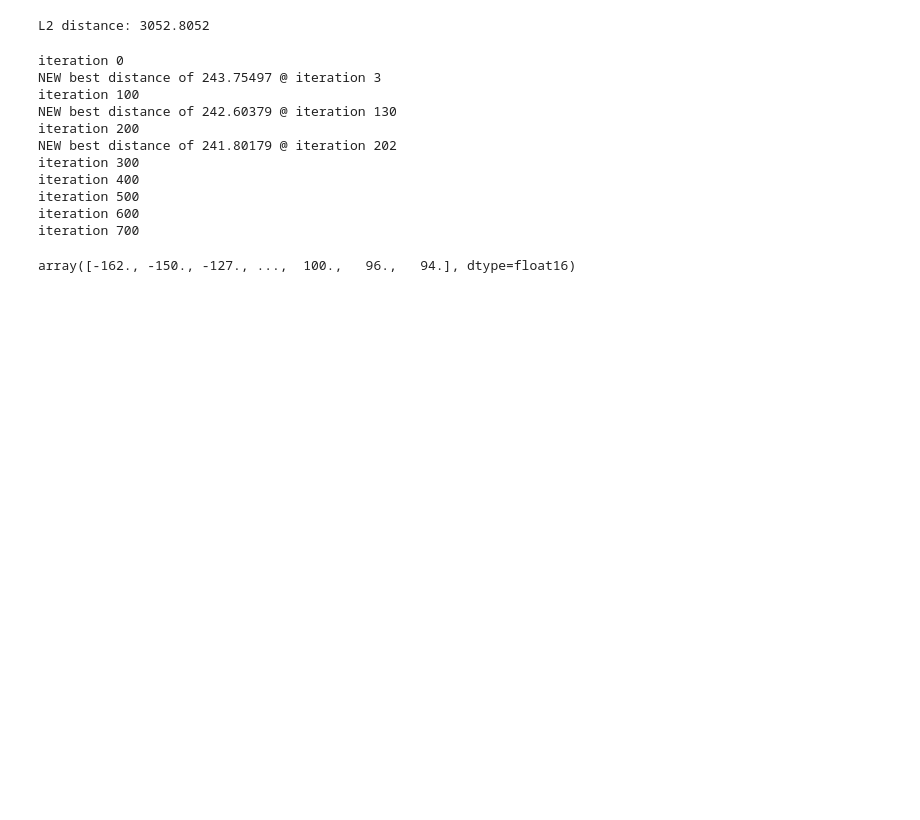
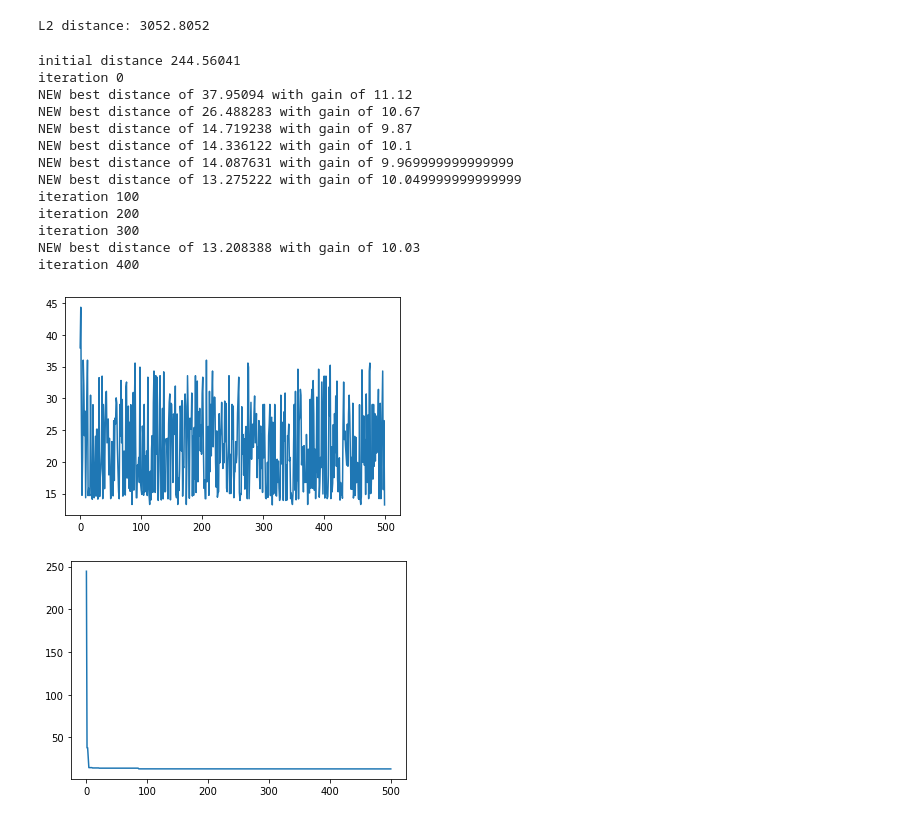
Before and after one commit to alexszf/individual-project, a Jupyter notebook: ffmpeg io.ipynb, the cells around one changed output. Cells and saved outputs as stored; diff of their text form; code cells hidden in the pictures; blank space fills up the shorter version.

Commit message:
graphs showing progress of simple optimiser

```diff
--- a/ffmpeg io.ipynb
+++ b/ffmpeg io.ipynb
@@ -84,11 +93,19 @@ wet signal:
 L2 distance: 3052.8052
 # %%
 #stochastic hill-climbing function which changes EQ values
-def apply_random_effect(source_audio):
+def apply_random_effect(source_audio, input_gain):
 
-    r_freq = np.random.randint(0, 24000)
-    r_width = np.random.randint(0, 2000)
-    r_gain = np.random.randint(-24, 24)
+    #r_freq = np.random.randint(0, 24000)
+
+    r_freq = 1000
+
+    #r_width = np.random.randint(0, 2000)
+
+    r_width = 100
+
+    #r_gain = np.random.randint(-24, 24)
+
+    r_gain = input_gain + (np.random.randint(-100, 100) / 100)
 
     x = np.round(source_audio).astype('int16')
     effected_audio = None
@@ -112,44 +129,59 @@ def apply_random_effect(source_audio):
         signal = process_audio.stdout.read()
         effected_audio = np.fromstring(signal, dtype=np.int16).astype(np.float16)
         process_audio.stdout.close()
 
     except ffmpeg.Error as e:
         print(e.stderr)
         sys.exit(1)
-    return effected_audio
+    return effected_audio, r_gain
 
 def stochastic_hill_climb(source_audio, target_audio, iterations):
     #compute the distance between both files
     best_distance = compute_distance(source_audio, target_audio)
+    print("initial distance", best_distance)
     best_audio = source_audio
+    best_gain = 12
+    guess_distances = []
+    results = []
 
+    results += [best_distance]
     for i in range(iterations):
         if (i % 100 == 0):
             print("iteration", i)
         #create a randomly effected candidate audio file (as float)
-        new_audio = apply_random_effect(best_audio)
+        new_audio, new_gain = apply_random_effect(source_audio, best_gain)
         #find the distance between both samples
         new_distance = compute_distance(new_audio, target_audio)
+        guess_distances += [new_distance]
+        #print(new_distance)
         if new_distance < best_distance:
-            print("NEW best distance of", new_distance, "@ iteration", i)
+            print("NEW best distance of", new_distance, "with gain of", new_gain)
             best_distance = new_distance
             best_audio = new_audio
+            best_gain = new_gain
+        results += [best_distance]
+    return best_audio, guess_distances, results
 
-    return best_audio
-
-stochastic_hill_climb(clean_sample_audio[96000:144000],
+best_audio, guess_distances, results  = stochastic_hill_climb(clean_sample_audio[96000:144000],
                       effected_sample_audio[96000:144000],
-                      800)
+                      500)
+plt.plot(guess_distances)
+plt.show()
+plt.plot(results)
+plt.show()
 # %% [output]
+initial distance 244.56041
 iteration 0
-NEW best distance of 243.75497 @ iteration 3
+NEW best distance of 37.95094 with gain of 11.12
+NEW best distance of 26.488283 with gain of 10.67
+NEW best distance of 14.719238 with gain of 9.87
+NEW best distance of 14.336122 with gain of 10.1
+NEW best distance of 14.087631 with gain of 9.969999999999999
+NEW best distance of 13.275222 with gain of 10.049999999999999
 iteration 100
-NEW best distance of 242.60379 @ iteration 130
 iteration 200
-NEW best distance of 241.80179 @ iteration 202
 iteration 300
+NEW best distance of 13.208388 with gain of 10.03
 iteration 400
-iteration 500
-iteration 600
-iteration 700
-array([-162., -150., -127., ...,  100.,   96.,   94.], dtype=float16)
+[figure, added]
+[figure, added]
```
Also changed, not shown: parts of 5 cells of this notebook.
